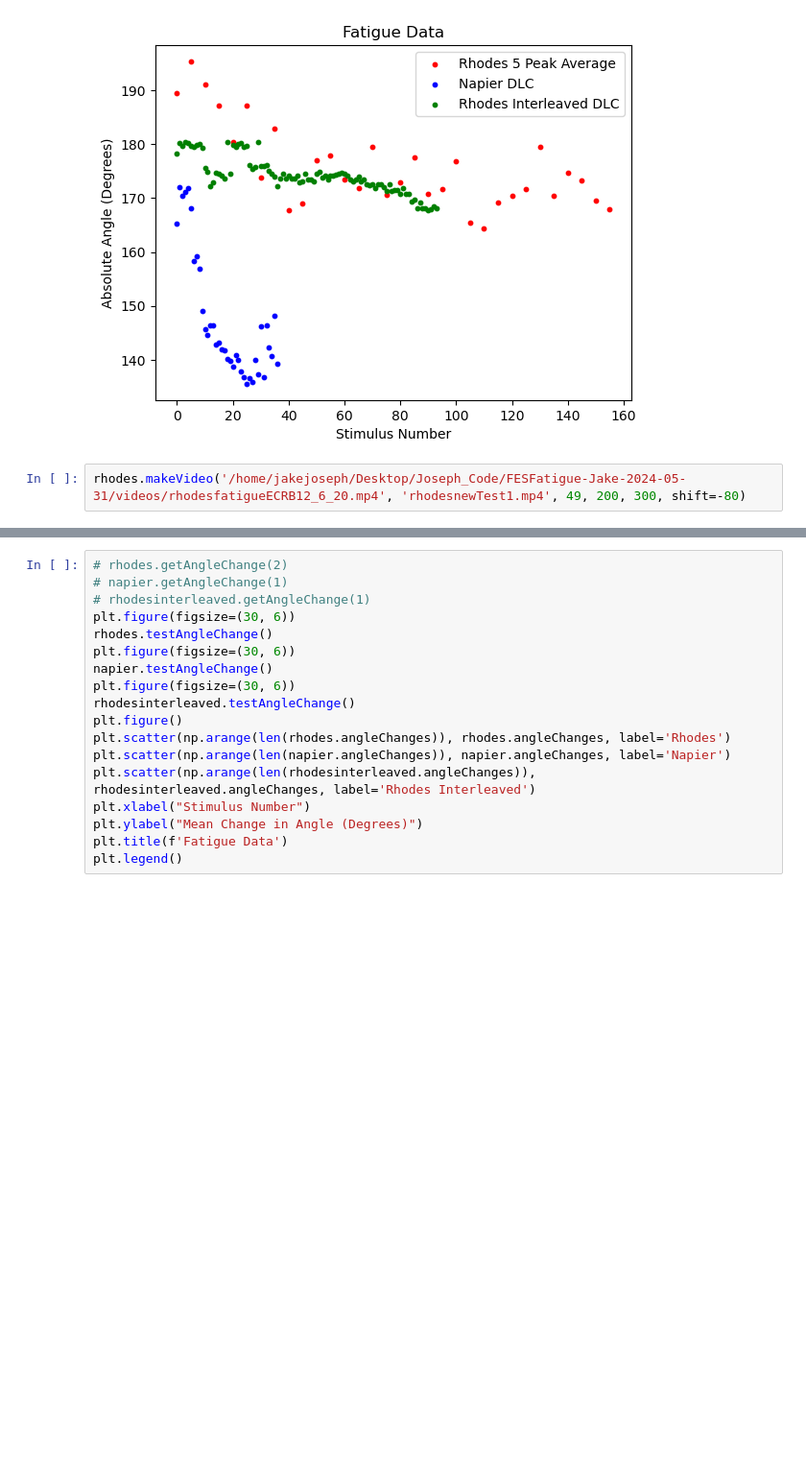
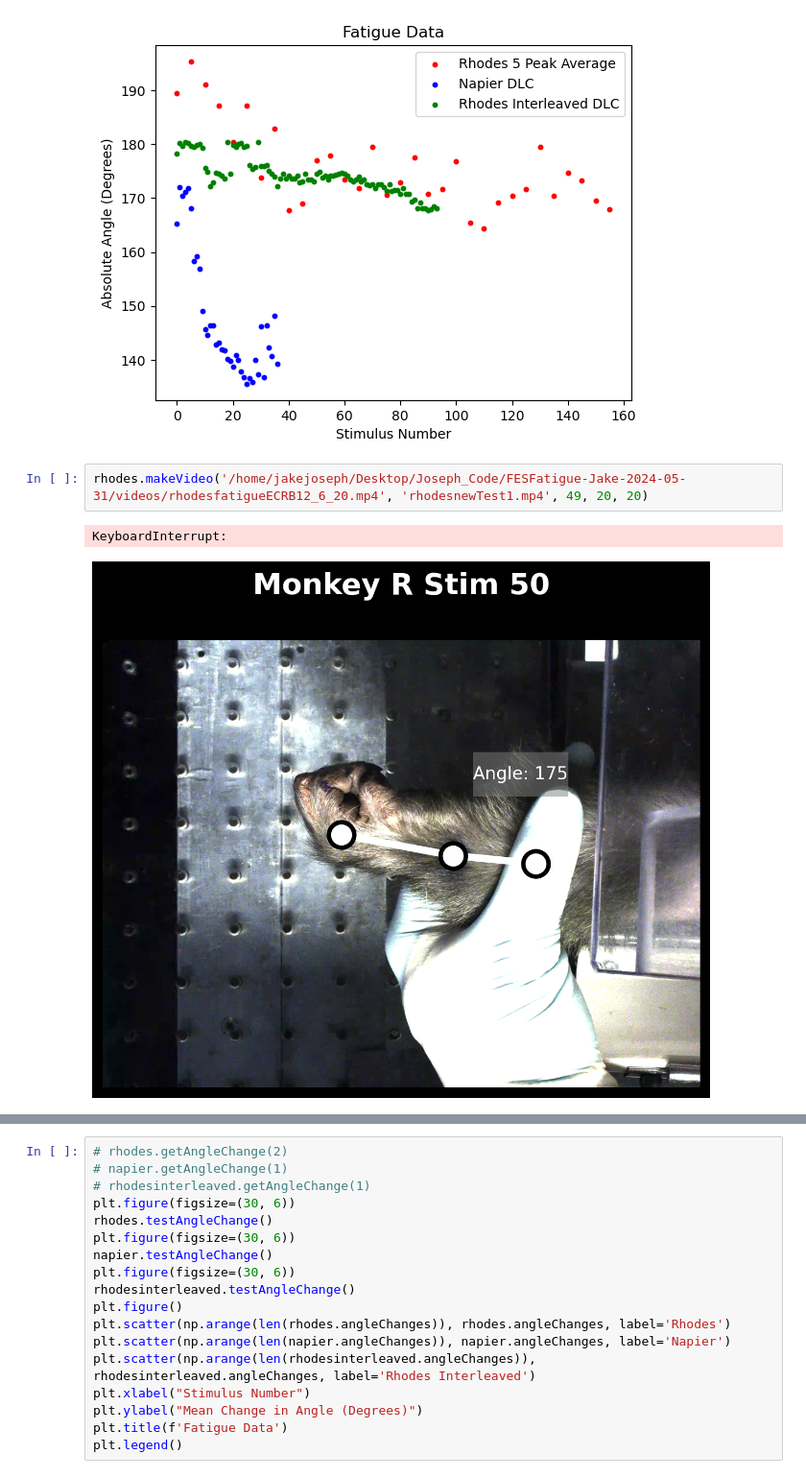
Before and after one commit to draeloslab/stim_behavior, a Jupyter notebook: notebooks/newFatigueFig.ipynb, the cells around one changed output, grey strips where cells are left out. Shown at 96% size. Drawn from its saved outputs; the diff is of its cells as text; blank space fills up the shorter version.

```diff
--- a/notebooks/newFatigueFig.ipynb
+++ b/notebooks/newFatigueFig.ipynb
@@ -330,7 +380,10 @@ plt.legend()
 <matplotlib.legend.Legend at 0x...>
 [figure]
 # %%
-rhodes.makeVideo('/home/jakejoseph/Desktop/Joseph_Code/FESFatigue-Jake-2024-05-31/videos/rhodesfatigueECRB12_6_20.mp4', 'rhodesnewTest1.mp4', 49, 200, 300, shift=-80)
+rhodes.makeVideo('/home/jakejoseph/Desktop/Joseph_Code/FESFatigue-Jake-2024-05-31/videos/rhodesfatigueECRB12_6_20.mp4', 'rhodesnewTest1.mp4', 49, 20, 20)
+# %% [output]
+KeyboardInterrupt:
+[figure, added]
 # %%
 thresh = 0.5
 window = 30
```
Also changed, not shown: parts of 11 cells of this notebook, 7 other files.
